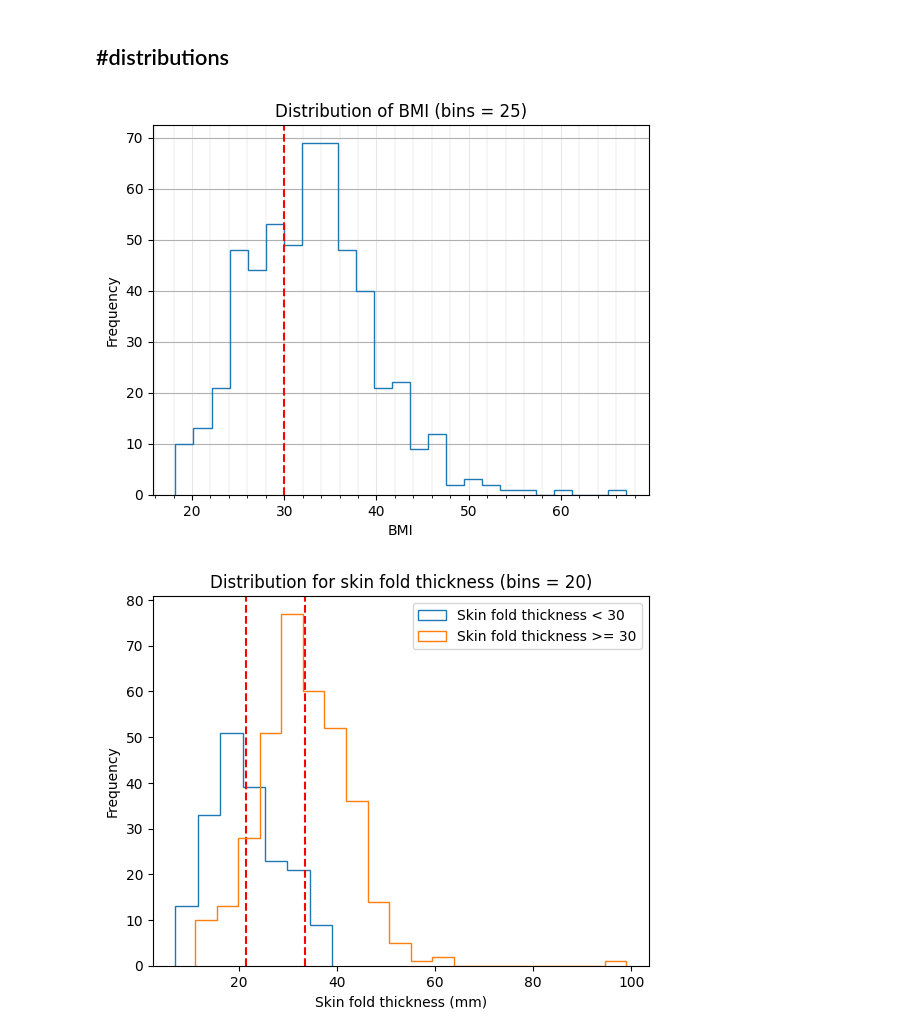
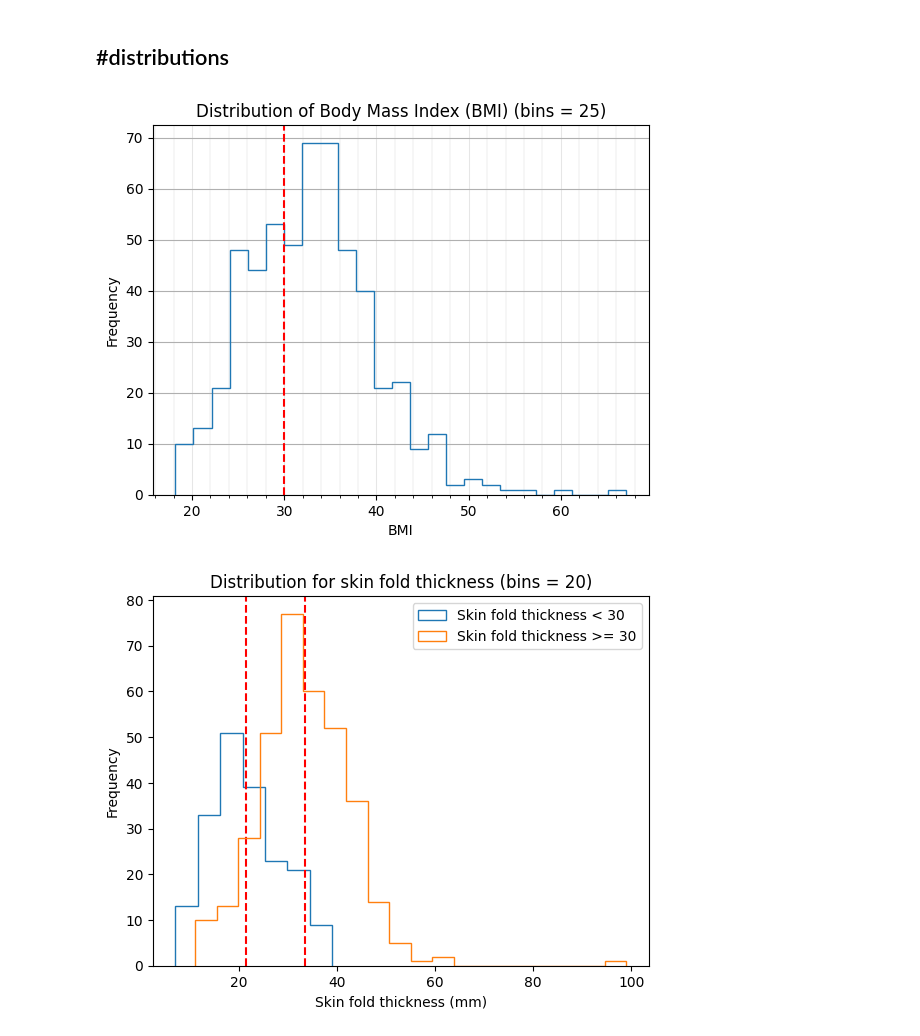
Before and after one commit to 000alen/cs50-statistical-inference, a Jupyter notebook: Alen.ipynb, the cells around one changed output. Drawn from its saved outputs; the diff is of its cells as text; code cells hidden in the pictures.

```diff
--- a/Alen.ipynb
+++ b/Alen.ipynb
@@ -62,19 +62,19 @@ max     67.100000      99.000000
 # %%
 bins = 25
 
 figure, ax = plt.subplots()
 df.hist(column=X, bins=bins, histtype="step", ax=ax)
 ax.axvline(X_THRESHOLD, color="r", ls="--")
-ax.set_title(f"Distribution of {X} (bins = {bins})")
+ax.set_title(f"Distribution of Body Mass Index (BMI) (bins = {bins})")
 ax.set_xlabel(X)
 ax.set_ylabel("Frequency")
 ax.xaxis.set_minor_locator(MultipleLocator(2))
 ax.grid(which="major", axis="x", linewidth=0.75, linestyle="-", color="0.9")
 ax.grid(which="minor", axis="x", linewidth=0.25, linestyle="-", color="0.8")
 plt.savefig("figure1.png", dpi=600)
 plt.show()
 # %% [output]
-[figure, old version]
+[figure, new version]
 # %%
 control_range = control[Y].max() - control[Y].min()
 treatment_range = treatment[Y].max() - treatment[Y].min()
```
Also changed, not shown: parts of 1 cell of this notebook, 7 other files.
